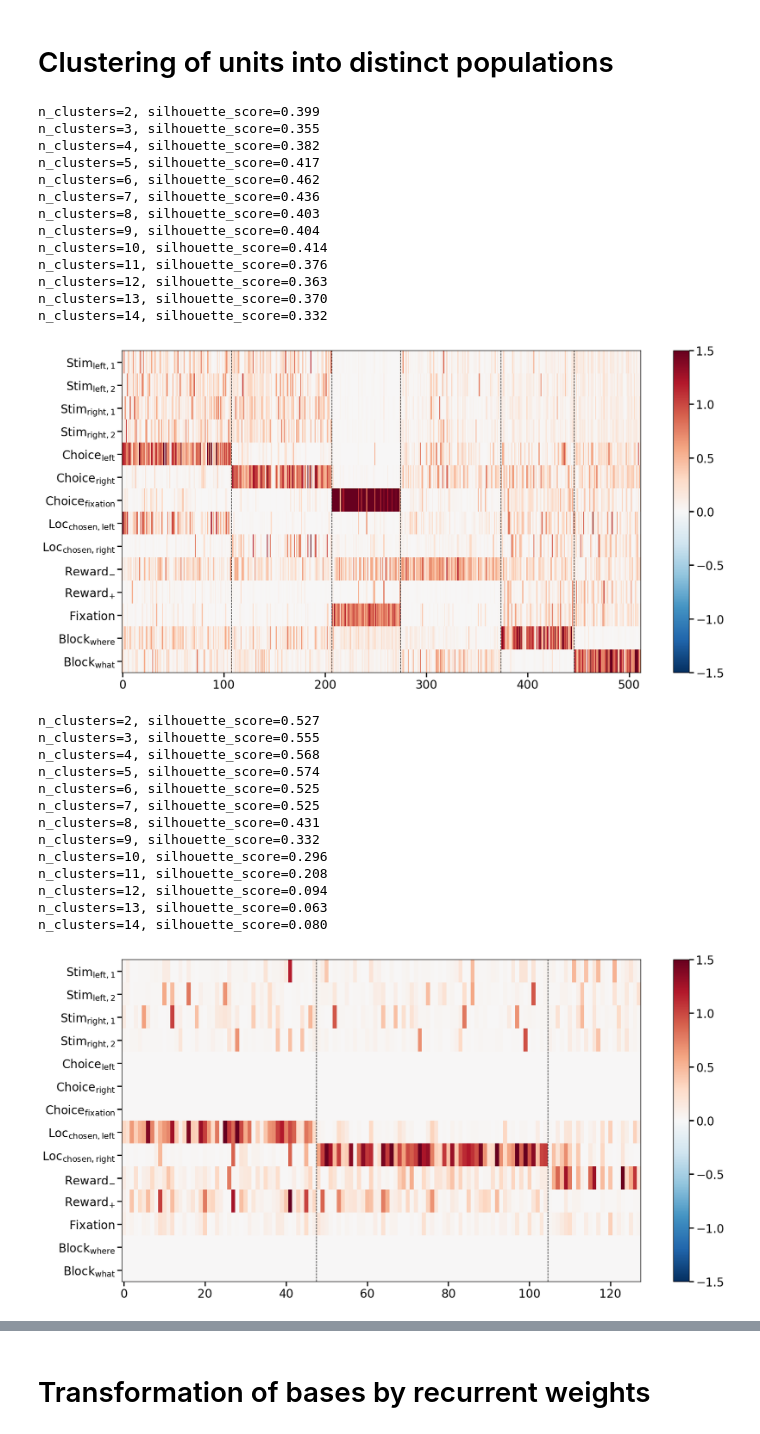
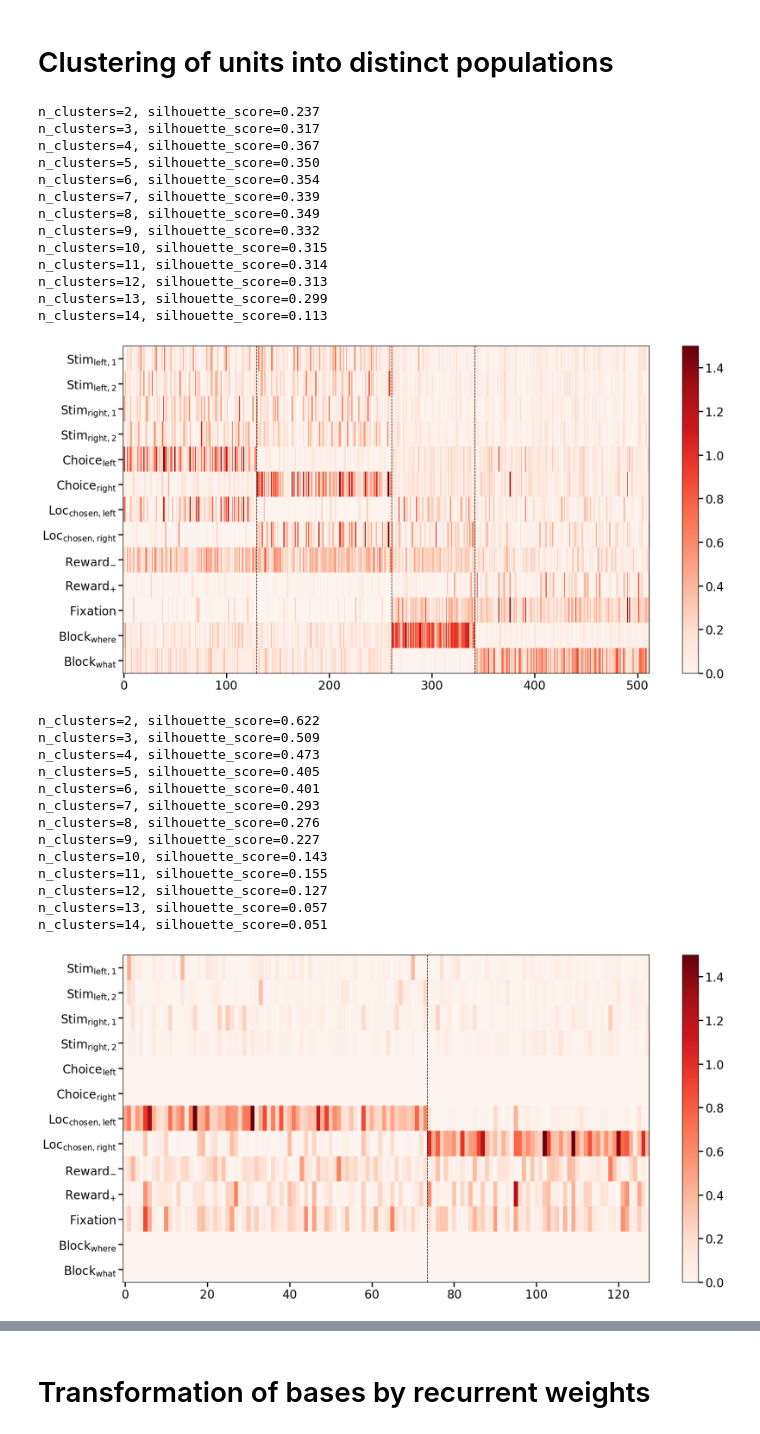
Before and after one commit to slenderham/what-where-task-analysis, a Jupyter notebook: rnn/network_analysis.ipynb, the cells around one changed output, grey strips where cells are left out. Cells and saved outputs as stored; diff of their text form; code cells hidden in the pictures.

```diff
--- a/rnn/network_analysis.ipynb
+++ b/rnn/network_analysis.ipynb
@@ -42,7 +42,7 @@ input_config = {
 }
 
 output_config = {
-    'action': (3, [0]), # left, right, fixation
+    'action': (2, [0]), # left, right, fixation
     'block_type': (2, [0]), # where or what block
 }
 
@@ -415,7 +415,7 @@ all_model_output_weights_raw = []
 for mdl in all_models:
     all_model_output_weights_raw.append(mdl.h2o['action'].effective_weight().detach())
 
-all_model_output_weights_raw = torch.stack(all_model_output_weights_raw, dim=0).reshape(-1, 3, args['hidden_size']).permute(0,2,1) # (num_models, hidden_size, 4)
+all_model_output_weights_raw = torch.stack(all_model_output_weights_raw, dim=0).reshape(-1, 2, args['hidden_size']).permute(0,2,1) # (num_models, hidden_size, 4)
 all_model_outputs_effective = (all_model_output_weights_raw[:,:,1]-all_model_output_weights_raw[:,:,0])[...,None]
 
 # all_model_outputs_effective = np.stack([
@@ -493,7 +493,7 @@ all_model_weights = np.concatenate([all_model_input_weights_raw,
 
 all_model_weight_names = [r'$Stim_{left, 1}$', r'$Stim_{left, 2}$',
                           r'$Stim_{right, 1}$', r'$Stim_{right, 2}$',
-                          r'$Choice_{left}$', r'$Choice_{right}$', r'$Choice_{fixation}$',
+                          r'$Choice_{left}$', r'$Choice_{right}$',
                           r'$Loc_{chosen, left}$', r'$Loc_{chosen, right}$',
                           r'$Reward_{-}$', r'$Reward_{+}$',  r'$Fixation$',
                           r'$Block_{where}$', r'$Block_{what}$']
@@ -524,62 +524,63 @@ def cluster_units(all_model_weights, ideal_n_clusters):
     labels = clustering.fit_predict(all_units)
 
     # Calculate centroids
     centroids = np.stack([all_units[labels == k].mean(0) for k in range(ideal_n_clusters)], axis=0)
 
     label_sort_idx = np.argsort(np.argmax(centroids, axis=1))
 
     sorted_labels = np.zeros_like(labels)
     for i, k in enumerate(label_sort_idx):
         sorted_labels[labels == k] = i
 
     sorted_units = np.concatenate([all_units[labels == k] for k in label_sort_idx], axis=0)
 
     fig, ax = plt.subplots(figsize=(20, 10))
-    im = ax.imshow(sorted_units.T, aspect='auto', cmap='RdBu_r', norm=mpl.colors.CenteredNorm(vcenter=0, halfrange=1.5))
+    im = ax.imshow(sorted_units.T, aspect='auto', cmap='Reds', vmin=0, vmax=1.5)
 
     ax.set_yticks(range(len(all_model_weight_names)), all_model_weight_names, rotation=0)
 
     label_counts = np.bincount(labels)[label_sort_idx]
     for bound in np.cumsum(label_counts)[:-1]:
         ax.axvline(bound-0.5, color='black', linestyle='--', lw=1)
 
     fig.colorbar(im)
     plt.show()
 
     return sorted_labels.reshape(all_model_weights.shape[:2])
 
-ideal_exc_clusters = 6
+ideal_exc_clusters = 4
 all_model_exc_clusters = cluster_units(np.stack([weight[:E_SIZE] for weight in all_model_weights], axis=0), ideal_exc_clusters)
 
-ideal_inh_clusters = 3
+ideal_inh_clusters = 2
 all_model_inh_clusters = cluster_units(np.stack([weight[E_SIZE:] for weight in all_model_weights], axis=0), ideal_inh_clusters)
+all_model_clusters = np.concatenate([all_model_exc_clusters, all_model_inh_clusters+ideal_exc_clusters], axis=-1)
 # %% [output]
-n_clusters=2, silhouette_score=0.399
-n_clusters=3, silhouette_score=0.355
-n_clusters=4, silhouette_score=0.382
-n_clusters=5, silhouette_score=0.417
-n_clusters=6, silhouette_score=0.462
-n_clusters=7, silhouette_score=0.436
-n_clusters=8, silhouette_score=0.403
-n_clusters=9, silhouette_score=0.404
-n_clusters=10, silhouette_score=0.414
-n_clusters=11, silhouette_score=0.376
-n_clusters=12, silhouette_score=0.363
-n_clusters=13, silhouette_score=0.370
-n_clusters=14, silhouette_score=0.332
+n_clusters=2, silhouette_score=0.237
+n_clusters=3, silhouette_score=0.317
+n_clusters=4, silhouette_score=0.367
+n_clusters=5, silhouette_score=0.350
+n_clusters=6, silhouette_score=0.354
+n_clusters=7, silhouette_score=0.339
+n_clusters=8, silhouette_score=0.349
+n_clusters=9, silhouette_score=0.332
+n_clusters=10, silhouette_score=0.315
+n_clusters=11, silhouette_score=0.314
+n_clusters=12, silhouette_score=0.313
+n_clusters=13, silhouette_score=0.299
+n_clusters=14, silhouette_score=0.113
-[figure, old version]
+[figure, new version]
-n_clusters=2, silhouette_score=0.527
-n_clusters=3, silhouette_score=0.555
-n_clusters=4, silhouette_score=0.568
-n_clusters=5, silhouette_score=0.574
-n_clusters=6, silhouette_score=0.525
-n_clusters=7, silhouette_score=0.525
-n_clusters=8, silhouette_score=0.431
-n_clusters=9, silhouette_score=0.332
-n_clusters=10, silhouette_score=0.296
-n_clusters=11, silhouette_score=0.208
-n_clusters=12, silhouette_score=0.094
-n_clusters=13, silhouette_score=0.063
-n_clusters=14, silhouette_score=0.080
+n_clusters=2, silhouette_score=0.622
+n_clusters=3, silhouette_score=0.509
+n_clusters=4, silhouette_score=0.473
+n_clusters=5, silhouette_score=0.405
+n_clusters=6, silhouette_score=0.401
+n_clusters=7, silhouette_score=0.293
+n_clusters=8, silhouette_score=0.276
+n_clusters=9, silhouette_score=0.227
+n_clusters=10, silhouette_score=0.143
+n_clusters=11, silhouette_score=0.155
+n_clusters=12, silhouette_score=0.127
+n_clusters=13, silhouette_score=0.057
+n_clusters=14, silhouette_score=0.051
-[figure, old version]
+[figure, new version]
 # %%
```
Also changed, not shown: parts of 11 cells of this notebook, 2 other files.
